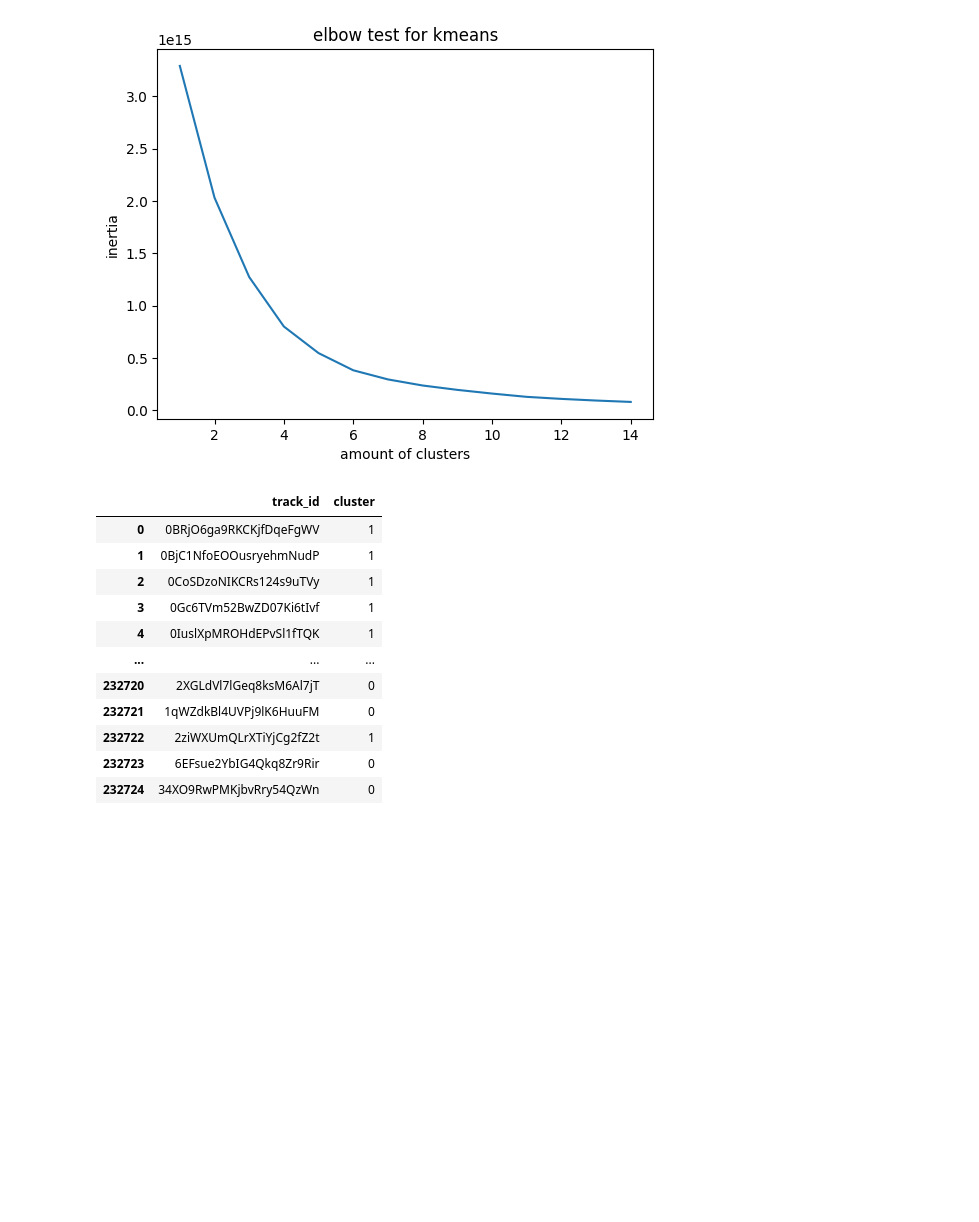
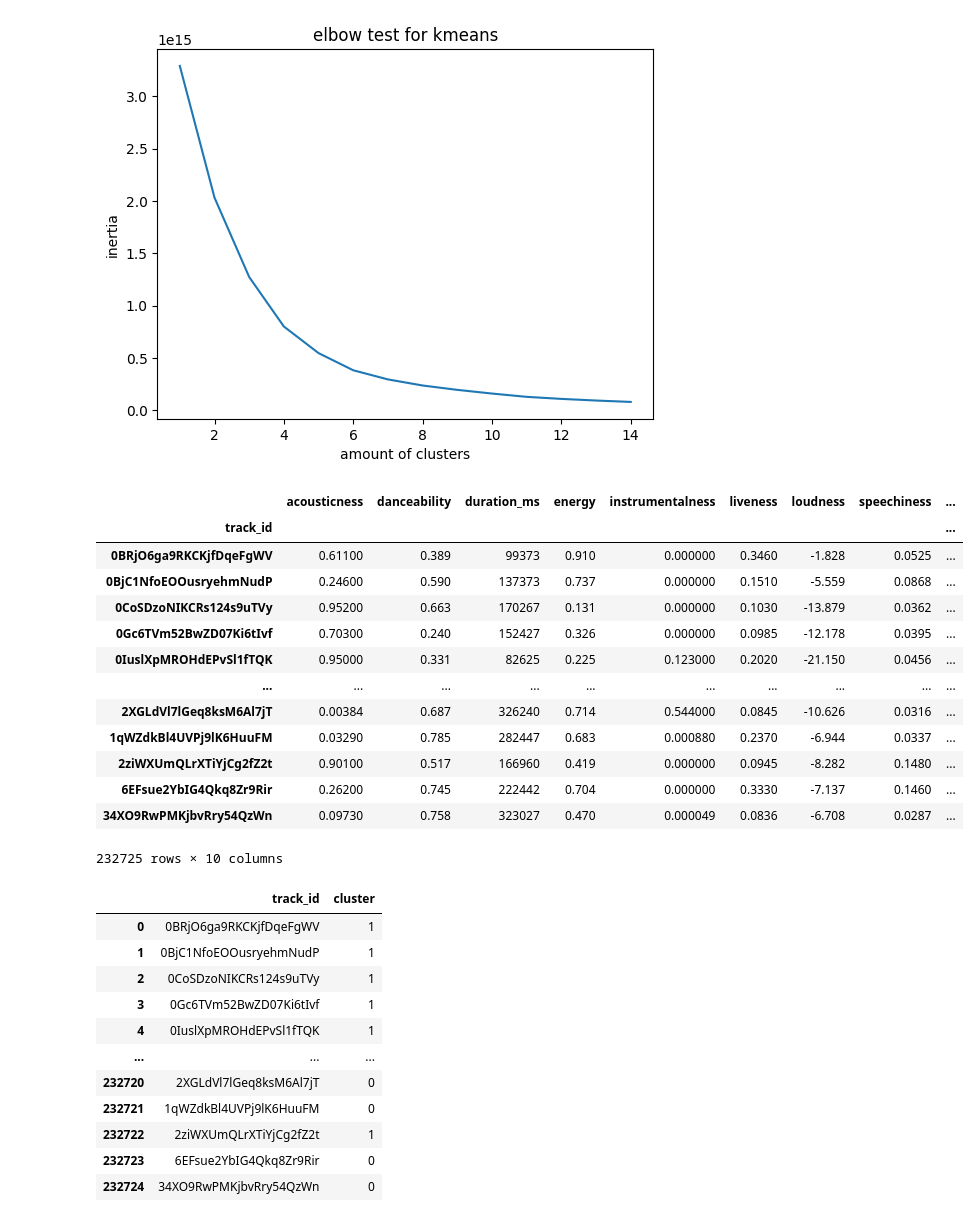
Before and after one commit to mederickg/414DataAssignments, a Jupyter notebook: assignment4Module4/a4m4.ipynb, the cells around one changed output. Drawn from its saved outputs; the diff is of its cells as text; code cells hidden in the pictures; blank space fills up the shorter version.

```diff
--- a/assignment4Module4/a4m4.ipynb
+++ b/assignment4Module4/a4m4.ipynb
@@ -67,6 +67,23 @@ plt.show()
 ELBOW_VALUE=5
 # %%
 songs_df.set_index('track_id', inplace=True)
+# %%
+songs_df
+# %% [output]
+|  | acousticness | danceability | duration_ms | energy | instrumentalness | liveness | loudness | speechiness | ... |
+| track_id |  |  |  |  |  |  |  |  | ... |
+| 0BRjO6ga9RKCKjfDqeFgWV | 0.61100 | 0.389 | 99373 | 0.910 | 0.000000 | 0.3460 | -1.828 | 0.0525 | ... |
+| 0BjC1NfoEOOusryehmNudP | 0.24600 | 0.590 | 137373 | 0.737 | 0.000000 | 0.1510 | -5.559 | 0.0868 | ... |
+| 0CoSDzoNIKCRs124s9uTVy | 0.95200 | 0.663 | 170267 | 0.131 | 0.000000 | 0.1030 | -13.879 | 0.0362 | ... |
+| 0Gc6TVm52BwZD07Ki6tIvf | 0.70300 | 0.240 | 152427 | 0.326 | 0.000000 | 0.0985 | -12.178 | 0.0395 | ... |
+| 0IuslXpMROHdEPvSl1fTQK | 0.95000 | 0.331 | 82625 | 0.225 | 0.123000 | 0.2020 | -21.150 | 0.0456 | ... |
+| ... | ... | ... | ... | ... | ... | ... | ... | ... | ... |
+| 2XGLdVl7lGeq8ksM6Al7jT | 0.00384 | 0.687 | 326240 | 0.714 | 0.544000 | 0.0845 | -10.626 | 0.0316 | ... |
+| 1qWZdkBl4UVPj9lK6HuuFM | 0.03290 | 0.785 | 282447 | 0.683 | 0.000880 | 0.2370 | -6.944 | 0.0337 | ... |
+| 2ziWXUmQLrXTiYjCg2fZ2t | 0.90100 | 0.517 | 166960 | 0.419 | 0.000000 | 0.0945 | -8.282 | 0.1480 | ... |
+| 6EFsue2YbIG4Qkq8Zr9Rir | 0.26200 | 0.745 | 222442 | 0.704 | 0.000000 | 0.3330 | -7.137 | 0.1460 | ... |
+| 34XO9RwPMKjbvRry54QzWn | 0.09730 | 0.758 | 323027 | 0.470 | 0.000049 | 0.0836 | -6.708 | 0.0287 | ... |
+232725 rows × 10 columns
 # %%
 model = KMeans(n_clusters=ELBOW_VALUE, n_init='auto', random_state=SEED)
 model.fit(songs_df)
```
Also changed, not shown: parts of 1 cell of this notebook.
